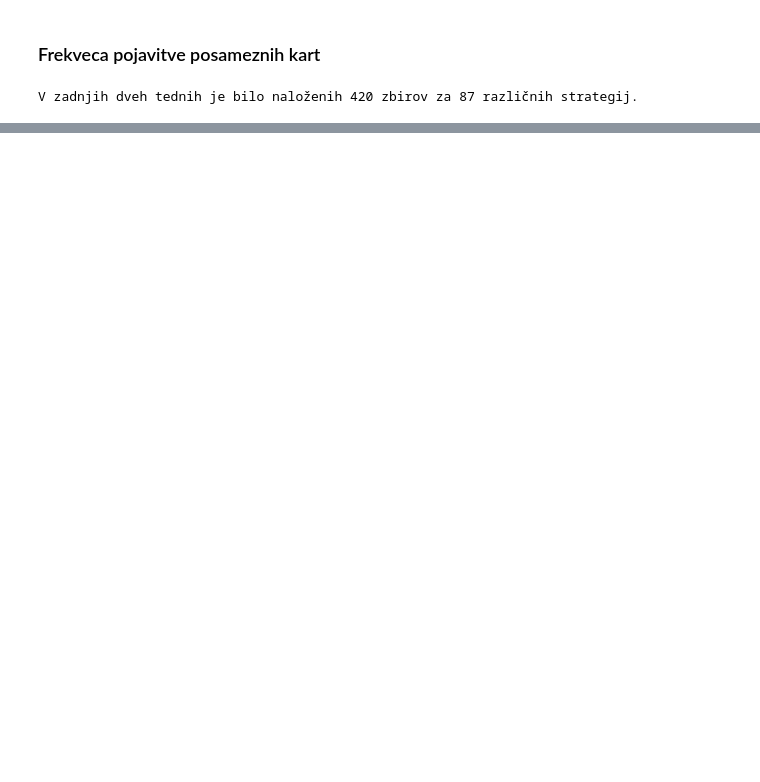
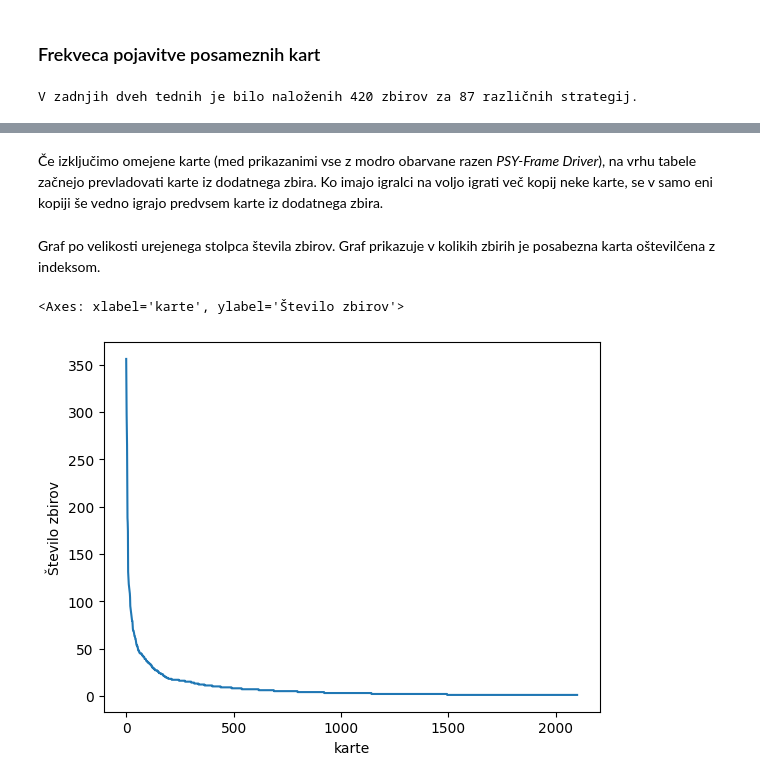
Before and after one commit to MatevzJausovec/Uvod-v-programiranje---Projektna-naloga, a Jupyter notebook: predstavitev.ipynb, the cells around one changed output, grey strips where cells are left out. Saved outputs shown, nothing was run; the diff lists cells and outputs as text; code cells hidden in the pictures; blank space fills up the shorter version.

```diff
--- a/predstavitev.ipynb
+++ b/predstavitev.ipynb
@@ -295,0 +190,11 @@ vse_karte.sort_values(by="število pojavitev", ascending=False).head(30).style.h
+# %% [markdown]
+Če izključimo omejene karte (med prikazanimi vse z modro obarvane razen *PSY-Frame Driver*), na vrhu tabele začnejo prevladovati karte iz dodatnega zbira. Ko imajo igralci na voljo igrati več kopij neke karte, se v samo eni kopiji še vedno igrajo predvsem karte iz dodatnega zbira.
+# %% [markdown]
+Graf po velikosti urejenega stolpca števila zbirov. Graf prikazuje v kolikih zbirih je posabezna karta oštevilčena z indeksom.
+# %%
+vse_karte2 = vse_karte.sort_values(by="število zbirov", ascending=False).copy()
+vse_karte2 = vse_karte2.reset_index()
+vse_karte2["število zbirov"].plot(ylabel="Število zbirov", xlabel="karte")
+# %% [output]
+<Axes: xlabel='karte', ylabel='Število zbirov'>
+[figure, added]
```
Also changed, not shown: parts of 48 cells of this notebook.
